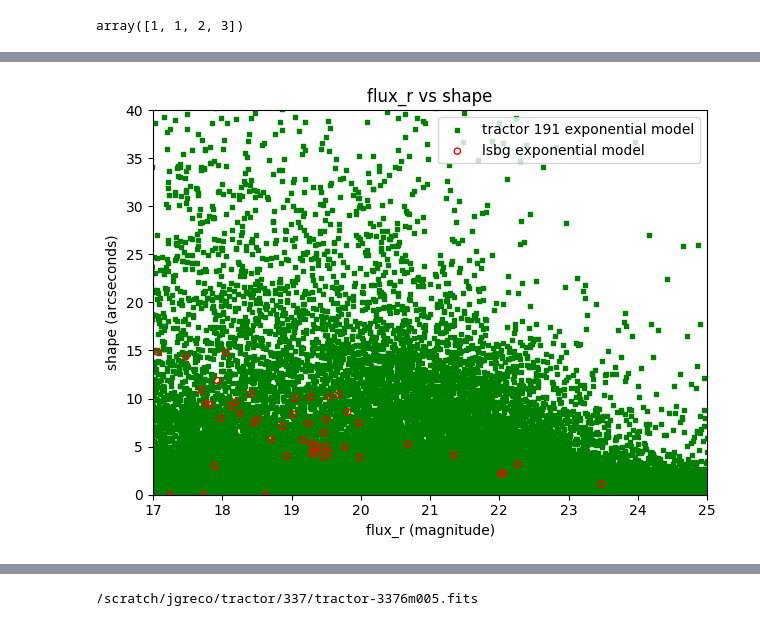
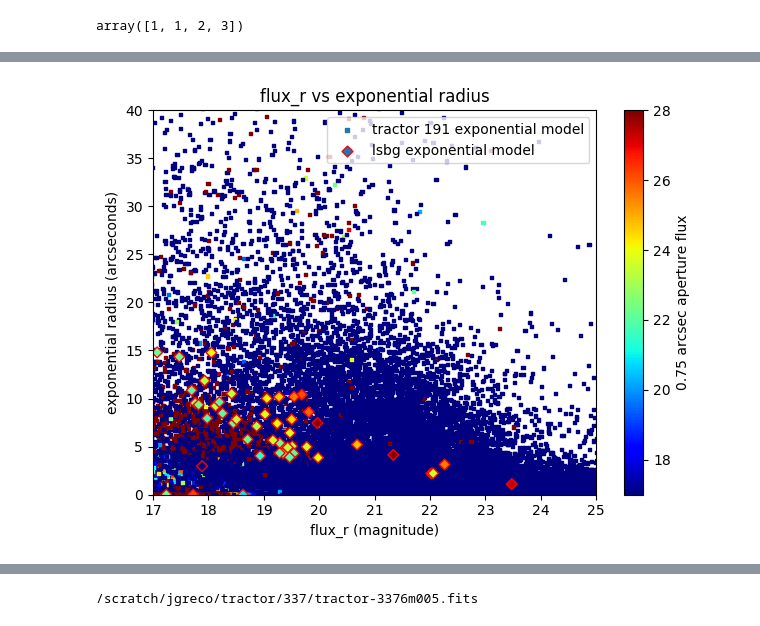
Before and after one commit to tlmakinen/ultra-diffuse-galaxy-JP, a Jupyter notebook: legacy-file-assembly.ipynb, the cells around one changed output, grey strips where cells are left out. Saved outputs shown, nothing was run; the diff lists cells and outputs as text; code cells hidden in the pictures.

Commit message:
got colorbars working for aperture fluxes for lsgb data and one entire tractor file

```diff
--- a/legacy-file-assembly.ipynb
+++ b/legacy-file-assembly.ipynb
@@ -195,29 +178,45 @@ big_table = Table.read('tractor191.csv')
 # %%
 #------make the plot of the different lsbg shapes versus flux (in magnitude) with comparison objects----#
 plt.style.use('default')
-ax1 = pylab.subplot(111)
+ax1 = plt.subplot(111)
 
 
-
+# convert out of nanomaggies (lol) #
 flux_mag = 22.5 - 2.5*np.log10(lsbg_tab['flux_r'])
-
 tractor_flux = 22.5 - 2.5*np.log10(big_table['flux_r'])
 
-ax1.scatter(tractor_flux, big_table['shapeexp_r'], s=10, c = 'g', marker = "s", label = 'tractor 191 exponential model')
+# get lsbg aperture fluxes for 0.75 arcsec aperture
+lsbg_apflux = 22.5 - 2.5*np.log10(lsbg_tab['apflux_r'][:,1])
 
-ax1.scatter(flux_mag, lsbg_tab['shapeexp_r'], s=20, facecolors='none', edgecolors='r', label='lsbg exponential model')
+# create colorbar for aperture fluxes. This is essentially the objects' luminosity profiles
+cbar = 22.5 - 2.5*np.log10(big_table['apflux_r'])        # use big tractor file for colorbar range
+cbarnorm = cbar / cbar.max()        # normalize colorbar to be able to use cool presets
+
+uplim = 28                         # set upper and lower limits for color bar (+3 std dev)
+lowlim = 17
+
+
+# make scatterplots
+sctrac = ax1.scatter(tractor_flux, big_table['shapeexp_r'], s=5, c = big_table['apflux_r'], marker = "s", cmap=plt.cm.jet, label = 'tractor 191 exponential model')
+
+sc = ax1.scatter(flux_mag, lsbg_tab['shapeexp_r'], s=30, c = lsbg_apflux, marker='D', cmap=plt.cm.jet, edgecolors='r', label='lsbg exponential model')
 
 
 
 plt.xlim((17, 25))
 plt.ylim((0, 40))
-plt.title('flux_r vs shape')
+plt.title('flux_r vs exponential radius')
 plt.xlabel('flux_r (magnitude)')
-plt.ylabel('shape (arcseconds)')
+plt.ylabel('exponential radius (arcseconds)')
 
 plt.legend(loc='best')
 plt.tight_layout()
+sctrac.set_clim([lowlim, uplim])
+colorbar = plt.colorbar(sctrac)
+
+colorbar.set_label('0.75 arcsec aperture flux', rotation=90)
+
 
 plt.show()
 # %% [output]
-[figure, old version]
+[figure, new version]
```
Also changed, not shown: parts of 4 cells of this notebook, 3 other files.
